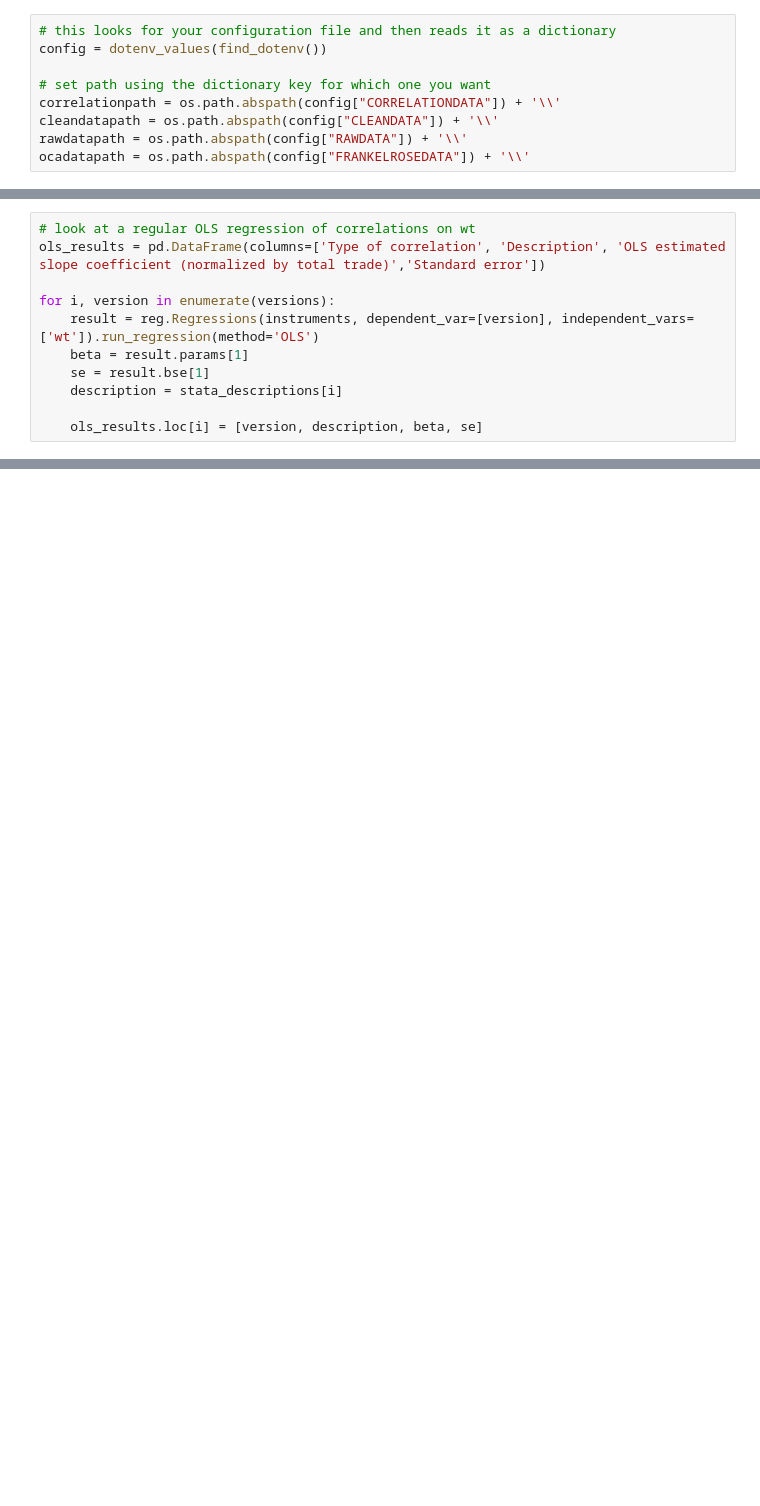
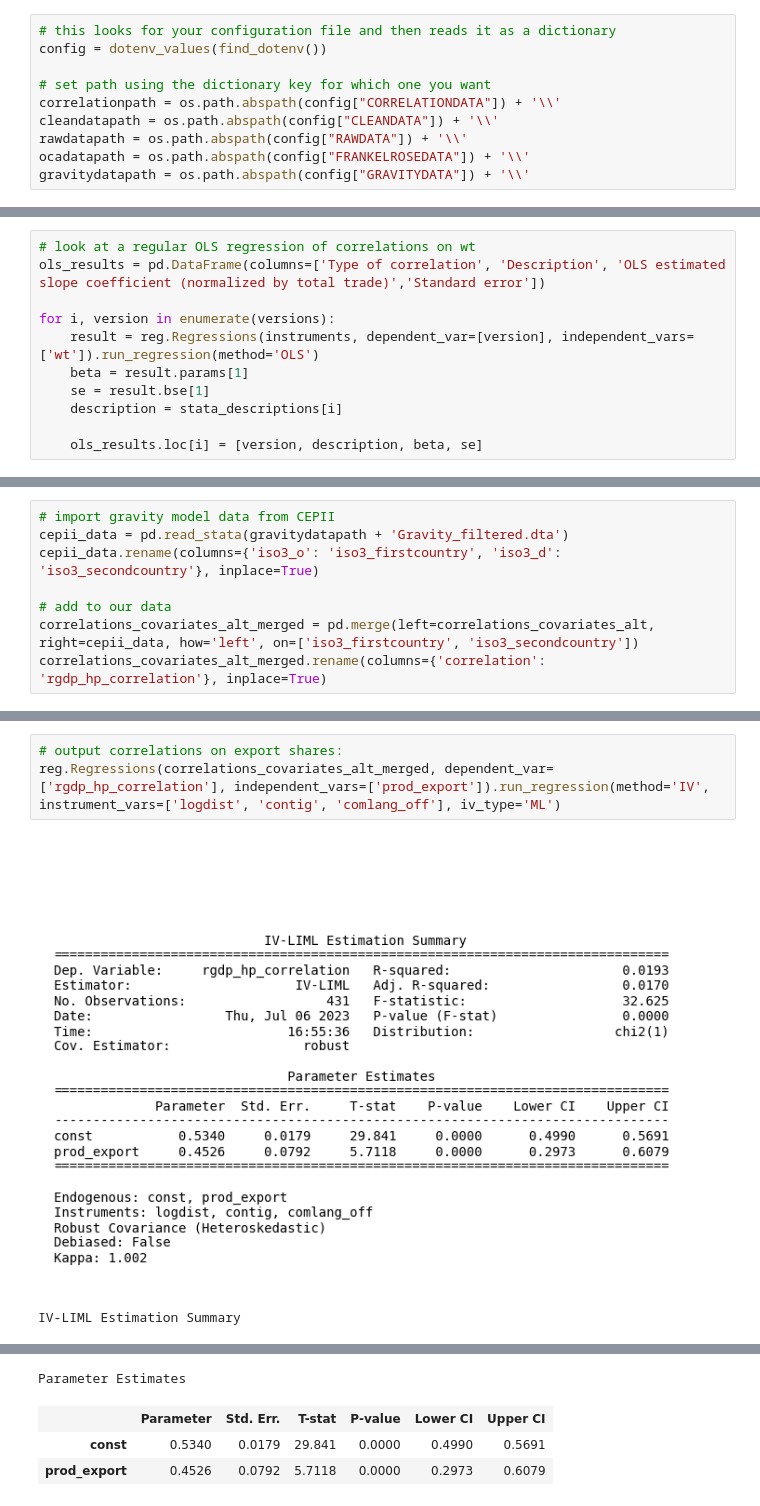
Before and after one commit to emilyfu1/correlationmodule, a Jupyter notebook: main.ipynb, the cells around one changed output, grey strips where cells are left out. Cells and saved outputs as stored; diff of their text form; blank space fills up the shorter version.

Commit message:
IV regressions on invoice data

```diff
--- a/main.ipynb
+++ b/main.ipynb
@@ -26,6 +26,7 @@ correlationpath = os.path.abspath(config["CORRELATIONDATA"]) + '\\'
 cleandatapath = os.path.abspath(config["CLEANDATA"]) + '\\'
 rawdatapath = os.path.abspath(config["RAWDATA"]) + '\\'
 ocadatapath = os.path.abspath(config["FRANKELROSEDATA"]) + '\\'
+gravitydatapath = os.path.abspath(config["GRAVITYDATA"]) + '\\'
 # %%
 # import haver data
 xlsx = pd.ExcelFile(correlationpath + "gdp_consumption_haver_final.xlsx")
@@ -709,3 +711,11 @@ ols_results[:16]
 | 13 | si | Bilateral IP Correlation, HP-SA Data | 4.945158 | 0.903451 |
 | 14 | se | Bilateral Empl'y Correlation, HP-... | 6.215455 | 1.197916 |
 | 15 | su | Bilateral Unem't Correlation, HP-... | 2.775178 | 1.158486 |
+# %%
+# import gravity model data from CEPII
+cepii_data = pd.read_stata(gravitydatapath + 'Gravity_filtered.dta')
+cepii_data.rename(columns={'iso3_o': 'iso3_firstcountry', 'iso3_d': 'iso3_secondcountry'}, inplace=True)
+
+# add to our data
+correlations_covariates_alt_merged = pd.merge(left=correlations_covariates_alt, right=cepii_data, how='left', on=['iso3_firstcountry', 'iso3_secondcountry'])
+correlations_covariates_alt_merged.rename(columns={'correlation': 'rgdp_hp_correlation'}, inplace=True)
@@ -711,0 +731,6 @@ ols_results[:16]
+# %%
+# output correlations on export shares:
+reg.Regressions(correlations_covariates_alt_merged, dependent_var=['rgdp_hp_correlation'], independent_vars=['prod_export']).run_regression(method='IV', instrument_vars=['logdist', 'contig', 'comlang_off'], iv_type='ML')
+# %% [output]
+[figure, added]
+IV-LIML Estimation Summary
@@ -711,0 +744,4 @@ ols_results[:16]
+Parameter Estimates
+|  | Parameter | Std. Err. | T-stat | P-value | Lower CI | Upper CI |
+| const | 0.5340 | 0.0179 | 29.841 | 0.0000 | 0.4990 | 0.5691 |
+| prod_export | 0.4526 | 0.0792 | 5.7118 | 0.0000 | 0.2973 | 0.6079 |
```
Also changed, not shown: parts of 11 cells of this notebook, 1 other file.
